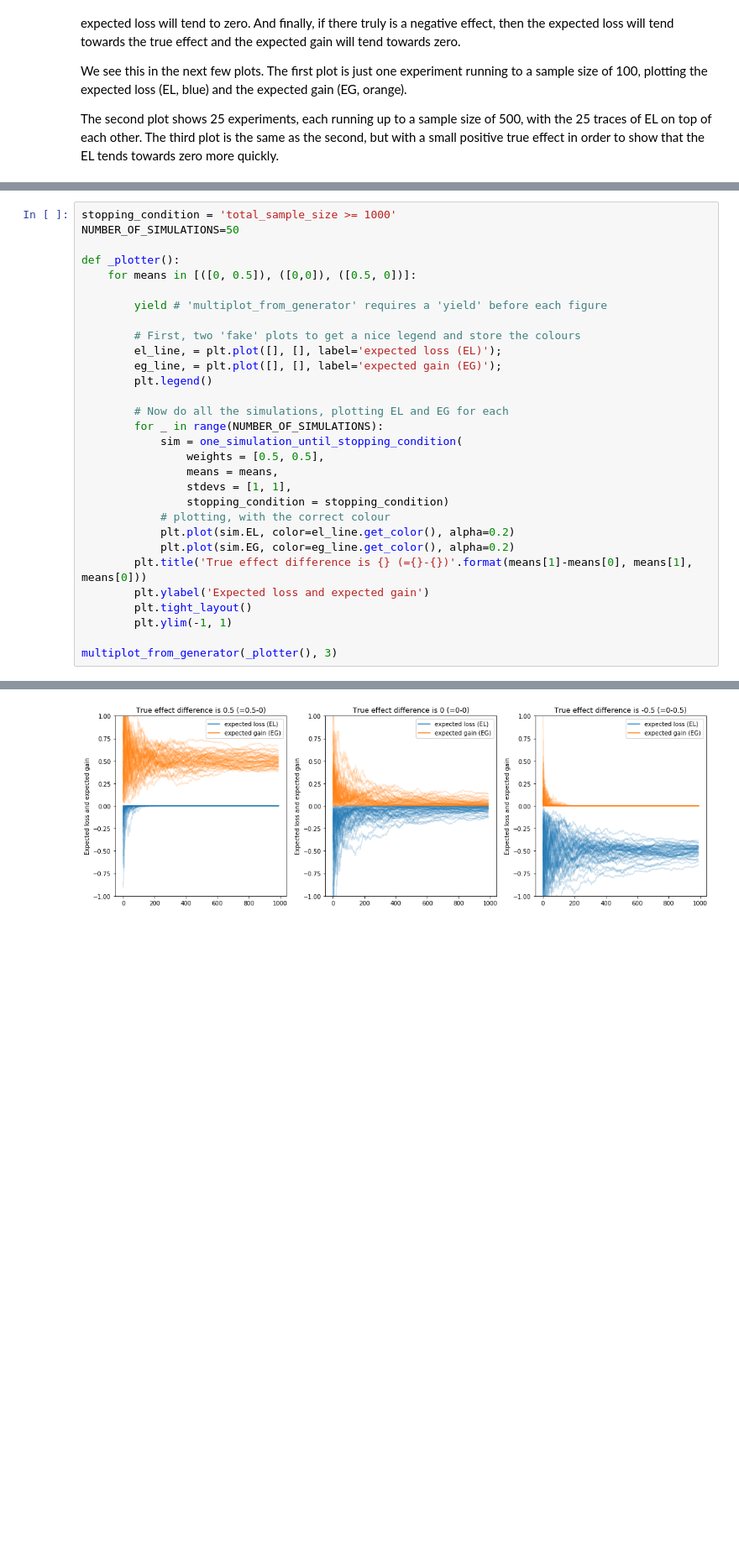
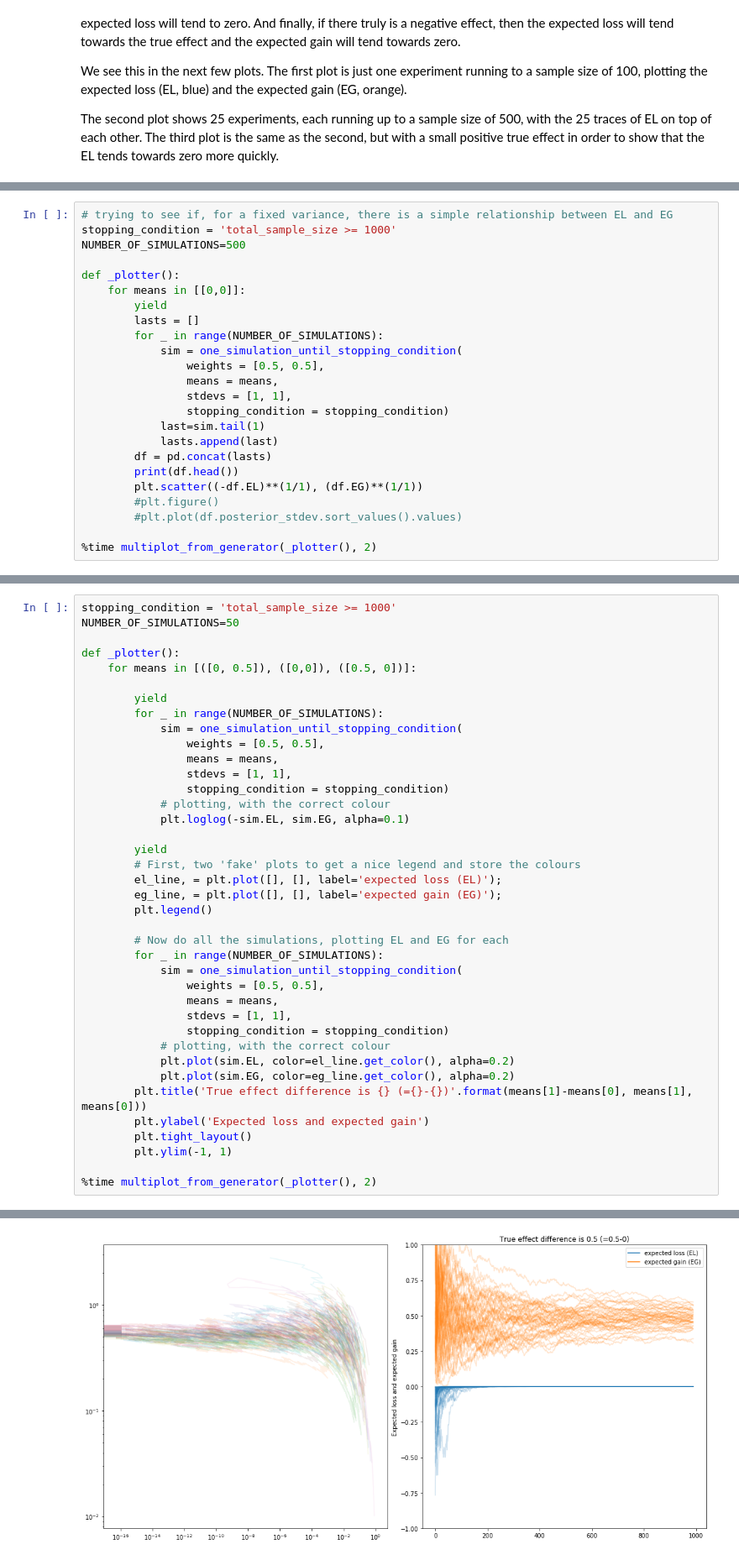
Before and after one commit to aaronmcdaid/bayesian.risk, a Jupyter notebook: notebooks/Using the Ratio Of Expected Gain to Expected Loss (REGEL) for fast A-B testing.ipynb, the cells around one changed output, grey strips where cells are left out. Shown at 84% size. Saved outputs shown, nothing was run; the diff lists cells and outputs as text; blank space fills up the shorter version.

```diff
--- a/notebooks/Using the Ratio Of Expected Gain to Expected Loss (REGEL) for fast A-B testing.ipynb
+++ b/notebooks/Using the Ratio Of Expected Gain to Expected Loss (REGEL) for fast A-B testing.ipynb
@@ -54,0 +66,24 @@ multiplot_from_generator(_plotter(), 3)
+# %%
+# trying to see if, for a fixed variance, there is a simple relationship between EL and EG
+stopping_condition = 'total_sample_size >= 1000'
+NUMBER_OF_SIMULATIONS=500
+
+def _plotter():
+    for means in [[0,0]]:
+        yield
+        lasts = []
+        for _ in range(NUMBER_OF_SIMULATIONS):
+            sim = one_simulation_until_stopping_condition(
+                weights = [0.5, 0.5],
+                means = means,
+                stdevs = [1, 1],
+                stopping_condition = stopping_condition)
+            last=sim.tail(1)
+            lasts.append(last)
+        df = pd.concat(lasts)
+        print(df.head())
+        plt.scatter((-df.EL)**(1/1), (df.EG)**(1/1))
+        #plt.figure()
+        #plt.plot(df.posterior_stdev.sort_values().values)
+
+%time multiplot_from_generator(_plotter(), 2)
@@ -59,8 +114,17 @@ NUMBER_OF_SIMULATIONS=50
 def _plotter():
     for means in [([0, 0.5]), ([0,0]), ([0.5, 0])]:
 
-        yield # 'multiplot_from_generator' requires a 'yield' before each figure
+        yield
+        for _ in range(NUMBER_OF_SIMULATIONS):
+            sim = one_simulation_until_stopping_condition(
+                weights = [0.5, 0.5],
+                means = means,
+                stdevs = [1, 1],
+                stopping_condition = stopping_condition)
+            # plotting, with the correct colour
+            plt.loglog(-sim.EL, sim.EG, alpha=0.1)
 
+        yield
         # First, two 'fake' plots to get a nice legend and store the colours
         el_line, = plt.plot([], [], label='expected loss (EL)');
         eg_line, = plt.plot([], [], label='expected gain (EG)');
@@ -81,5 +145,5 @@ def _plotter():
         plt.tight_layout()
         plt.ylim(-1, 1)
 
-multiplot_from_generator(_plotter(), 3)
+%time multiplot_from_generator(_plotter(), 2)
 # %% [output]
@@ -86 +152 @@ multiplot_from_generator(_plotter(), 3)
-[figure, old version]
+[figure, new version]
```
Also changed, not shown: parts of 9 cells of this notebook.
